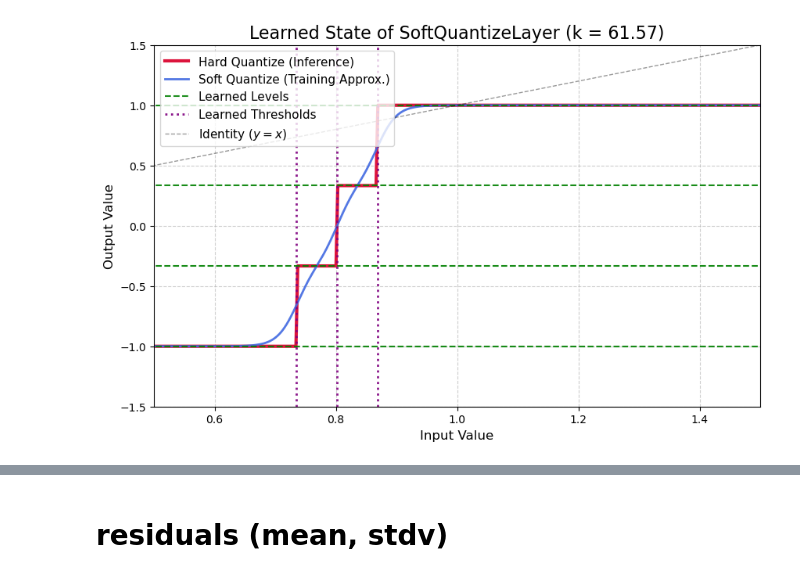
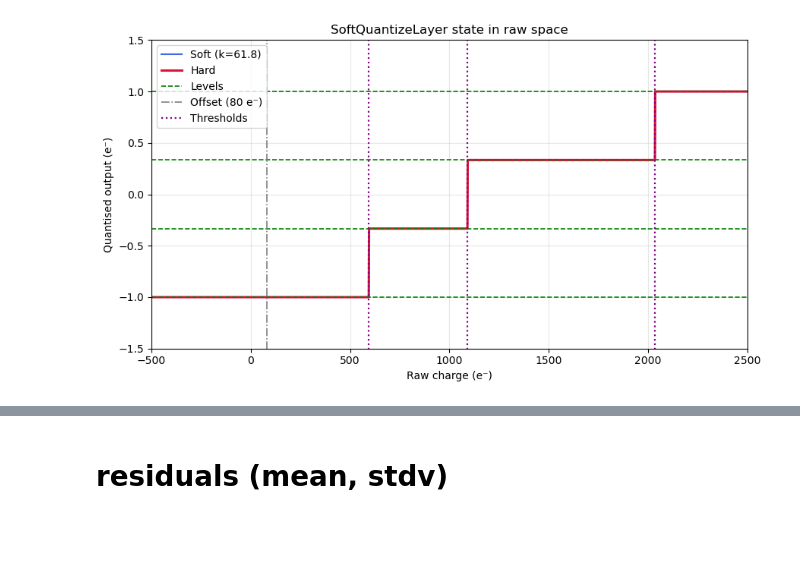
Before and after one commit to guptaharshul24/smart-pixels-ml, a Jupyter notebook: from_weights_conv2D.ipynb, the cells around one changed output, grey strips where cells are left out. Drawn from its saved outputs; the diff is of its cells as text; code cells hidden in the pictures; blank space fills up the shorter version.

```diff
--- a/from_weights_conv2D.ipynb
+++ b/from_weights_conv2D.ipynb
@@ -101,7 +108,8 @@ def create_vit_model(input_shape=(13,21,2),
 
   q_out = SoftQuantizeLayer(
       n_bits=2,
-      initial_range=[-1.0, 1.0],
+      threshold_offset=80,
+      initial_thresholds=[629.6, 1121.1, 2056.3],
       trainable_levels=False,
       trainable_thresholds=True,
       initial_k=1.0,
@@ -184,9 +194,14 @@ fingerprint = "e01f5297"
 # %%
 import glob
+import re
 
-base = "/home/das214/work/users/das214/SmartPixels/SoftQuantize/trained_models"
-paths = glob.glob(f"{base}/Transformer_model-*-checkpoints")
+models_base_dir = f"/home/das214/work/users/das214/SmartPixels/SoftQuantize/trained_models/2t_N_{NOISE_MU}mu_{NOISE_SIGMA}sig_NoLog_Stdr"
+dirs = glob.glob(os.path.join(models_base_dir, "Transformer_model-*-checkpoints"))
+fingerprint_list = []
+for d in dirs:
+    m = re.search(r"Transformer_model-([a-f0-9]+)-checkpoints$", os.path.basename(d))
+    if m:
+        fingerprint_list.append(m.group(1))
 
-for p in paths:
-    print(p)
+print(fingerprint_list)
 # %% [output]
@@ -210,5 +211,5 @@ for p in paths:
 # %%
-base_dir = f'/home/das214/work/users/das214/SmartPixels/SoftQuantize/trained_models/Transformer_model-{fingerprint}-checkpoints'
+base_dir = os.path.join(models_base_dir, f"Transformer_model-{fingerprint}-checkpoints")
 plot_dir = os.path.join(base_dir, 'plots')
 checkpoints_dir = os.path.join(base_dir, 'checkpoints')
 training_cp_path = os.path.join(base_dir, 'training_log.csv')
@@ -217,4 +218,4 @@ training_history = pd.read_csv(training_cp_path)
 os.makedirs(plot_dir, exist_ok=True)
 
 checkpoint_files = sorted([os.path.join(checkpoints_dir, f) for f in os.listdir(checkpoints_dir) if f.endswith('.hdf5')])
-checkpoint_files
+# checkpoint_files
@@ -271,38 +254,46 @@ plt.show()
 # %%
-sq_layer = model.get_layer(name="soft_quantizer_output")
+# --- grab the layer once ---
+sq_layer = model.get_layer("soft_quantizer_output")
 
-current_k = sq_layer.k.numpy().item()
-final_levels = sq_layer.levels.numpy()
-final_thresholds = sq_layer.thresholds.numpy()
+# 1. use the actual k in the layer, not the hard-coded 61
+k_now = float(sq_layer.k.numpy())
 
-print(f"Current k: {current_k:.4f}")
-print(f"Final Learned Levels: {final_levels}")
-print(f"Final Learned Thresholds: {final_thresholds}")
-print(f"- log_k: {sq_layer.log_k.numpy().item():.4f}")
-print(f"- first_level: {sq_layer.first_level.numpy()}")
-print(f"- log_level_deltas: {sq_layer.log_level_deltas.numpy()}")
-print(f"- first_threshold: {list(sq_layer.first_threshold.numpy())}")
-print(f"- log_threshold_deltas: {sq_layer.log_threshold_deltas.numpy()}")
+# 2. pick a sensible raw-charge domain
+#    your thresholds sit ~600-2050 e⁻, so let’s visualise −500→2500 e⁻
+x_min, x_max = -500.0, 2500.0
+x_input = tf.linspace(x_min, x_max, 2000)          # (N,)
 
-x_input = tf.constant(np.linspace(-1.5, 1.5, 1000), dtype=tf.float32)
-y_hard = sq_layer._hard_quantize(x_input, final_levels, final_thresholds)
-y_soft = sq_layer._soft_quantize(x_input, 61, final_levels, final_thresholds)
+# 3. get state in *raw* units (already the case)
+levels      = sq_layer.levels.numpy()              # shape (4,)
+threshold_offset = sq_layer.threshold_offset
+thresholds  = sq_layer.thresholds.numpy()          # shape (3,)
 
-fig, ax = plt.subplots(figsize=(10, 6))
-ax.plot(x_input, y_hard, color='crimson', linewidth=3, label='Hard Quantize (Inference)')
-ax.plot(x_input, y_soft, color='royalblue', linestyle='-', linewidth=2, alpha=0.9, label='Soft Quantize (Training Approx.)')
+# 4. quantise
+y_hard = sq_layer._hard_quantize(x_input, levels, thresholds)
+y_soft = sq_layer._soft_quantize(x_input, k_now, levels, thresholds)
 
-ax.hlines(final_levels, xmin=-1.5, xmax=1.5, colors='green', linestyles='--', lw=1.5, alpha=0.9, label='Learned Levels')
-ax.vlines(final_thresholds, ymin=-1.5, ymax=1.5, colors='purple', linestyles=':', lw=2, alpha=0.9, label='Learned Thresholds')
-ax.plot(x_input, x_input, 'k--', alpha=0.4, lw=1, label='Identity ($y=x$)')
+# 5. quick plot
+import matplotlib.pyplot as plt
+fig, ax = plt.subplots(figsize=(9, 5))
 
-ax.set_title(f"Learned State of SoftQuantizeLayer (k = {current_k:.2f})", fontsize=16)
-ax.set_xlabel("Input Value", fontsize=12)
-ax.set_ylabel("Output Value", fontsize=12)
-ax.legend(fontsize=11, loc='upper left')
-ax.grid(True, linestyle='--', alpha=0.6)
-ax.set_xlim(.5, 1.5)
-ax.set_ylim(-1.5, 1.5)
+ax.plot(x_input, y_soft,  color="royalblue",  label=f"Soft (k={k_now:.1f})")
+ax.plot(x_input, y_hard,  color="crimson",    lw=2.2, label="Hard")
 
+ax.hlines(levels,     x_min, x_max, colors="green",  ls="--", lw=1.2, label="Levels")
+ax.vlines(threshold_offset, ymin=levels.min()-100, ymax=levels.max()+100,
+          colors='grey', ls='-.', lw=1.2, label='Offset (80 e⁻)')
+ax.vlines(thresholds, levels.min()-100, levels.max()+100,
+          colors="purple", ls=":", lw=1.6, label="Thresholds")
+
+ax.set_xlim(x_min, x_max)
+ax.set_ylim(levels.min()-200, levels.max()+200)
+
+ax.set_xlabel("Raw charge (e⁻)")
+ax.set_ylabel("Quantised output (e⁻)")
+ax.set_title("SoftQuantizeLayer state in raw space")
+ax.grid(True, alpha=.3)
+ax.legend()
+plt.tight_layout()
+plt.ylim([-1.5, +1.5])
 plt.show()
 # %% [output]
@@ -317,4 +300,4 @@ Final Learned Thresholds: [0.7353493  0.802129   0.86886275]
-[figure, old version]
+[figure, new version]
 # %%
 dataset_base_dir = "/depot/cms/users/das214/datasets/dataset_3sr/dataset_3sr_16x16_50x12P5_parquets/"
 
```
Also changed, not shown: parts of 38 cells of this notebook, 6 other files.
